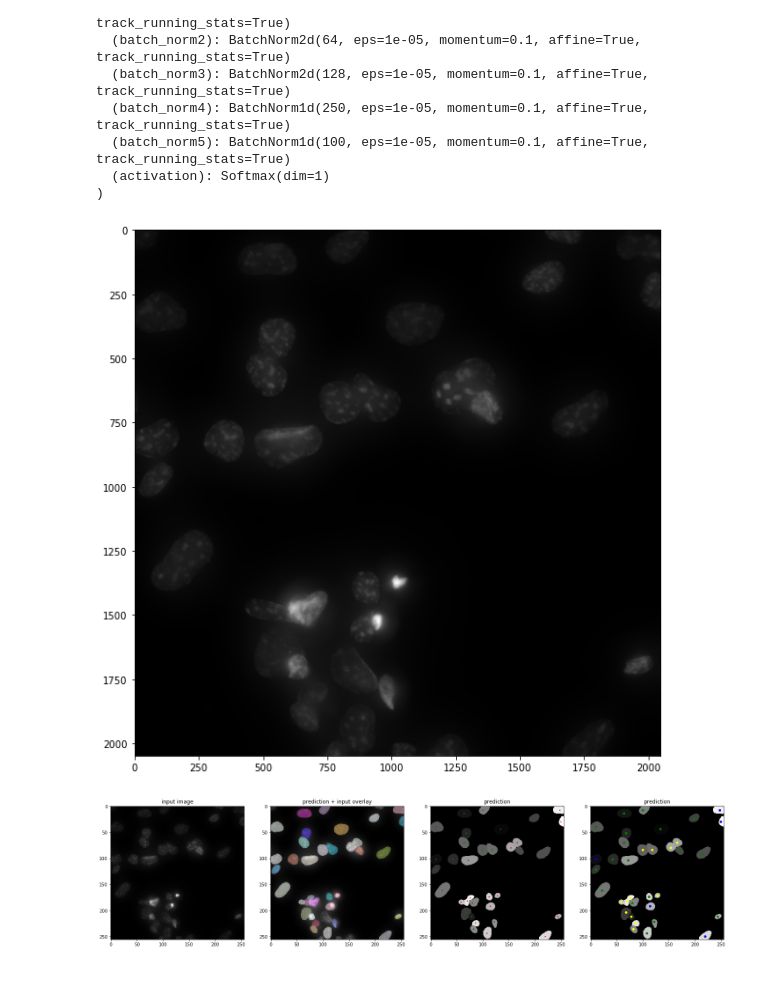
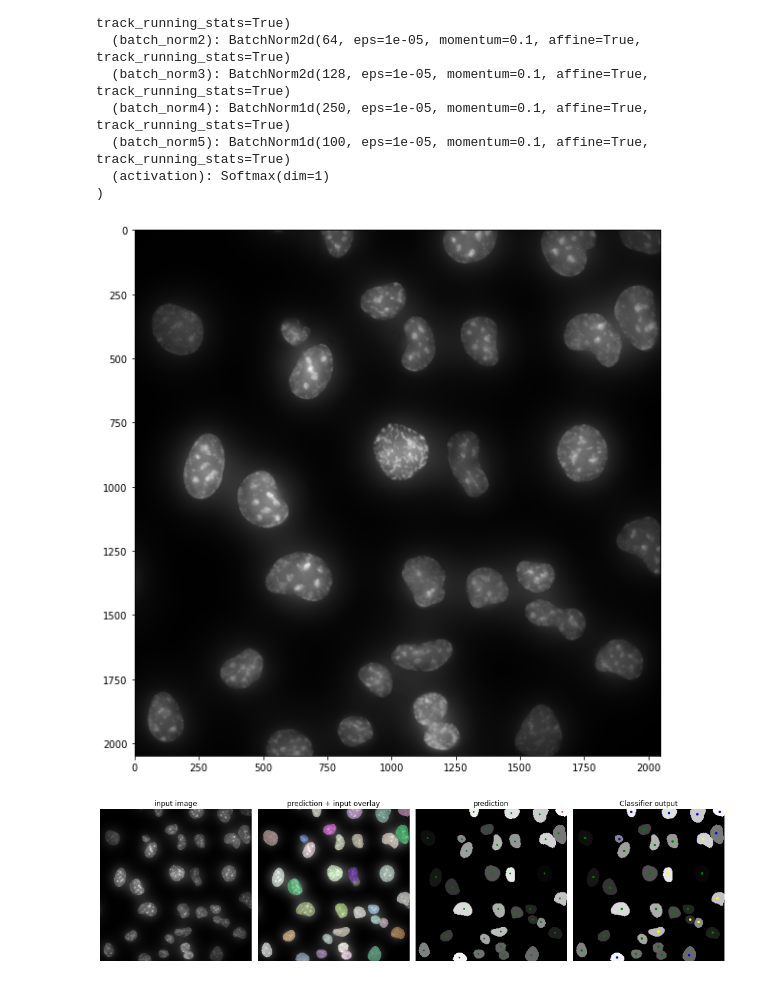
Before and after one commit to molasgregoire/ML_centriole_pipeline, a Jupyter notebook: Nucleus/04_NucleusPrediciton.ipynb, the cells around one changed output. Drawn from its saved outputs; the diff is of its cells as text; code cells hidden in the pictures.

```diff
--- a/Nucleus/04_NucleusPrediciton.ipynb
+++ b/Nucleus/04_NucleusPrediciton.ipynb
@@ -121,7 +121,7 @@ def generatePaths(channel, id_, format_="tif", path=path):
 # %%
 # Choose DAPI (only channel 1 belongs to test set of classifier )
 channel = 1
-id_ = [3,2]
+id_ = [0,0]
 
 # Get data
 mypath = generatePaths(channel,id_)[0][0]
@@ -132,7 +132,7 @@ raw = raw.astype(float)
 plt.imshow(raw)
 plt.show()
 # %% [output]
-[figure, old version]
+[figure, new version]
 # %%
 # Compute gradients in x and y directions using the Sobel mask
 grad_x = cv.Sobel(raw,ddepth=-1,dx=1,dy=0,ksize=31)
@@ -186,7 +186,7 @@ for x,y,p in zip(points[:,0], points[:,1], prob[:]):
     out_mag = out[32,32]
 
     # Filter/dim input
-    nuc = nuc*((crop == nuc_mag)+0*(crop!=nuc_mag).astype(int))
+    nuc = nuc*((crop == nuc_mag)+.25*(crop!=nuc_mag).astype(int))
     out = out*(out==out_mag)
 
     # Standardize
@@ -204,31 +204,35 @@ value,idx = output.max(1)
 
 # Reject output with low confidence
 for i in range(len(value)):
-    if value[i].item() < 0.5: idx[i] = 3
+    if value[i].item() < 0.05: idx[i] = 3
 # %%
 # Display result
-plt.figure(figsize=(25,25))
+plt.figure(figsize=(15,15))
 
 plt.subplot(1,4,1)
 plt.imshow(resized[2], cmap="gray")
 plt.title("input image")
+plt.axis('off')
 
 plt.subplot(1,4,2)
 plt.imshow(render_label(labels, img=resized[2]))
 plt.title("prediction + input overlay")
+plt.axis('off')
 
 plt.subplot(1,4,3)
 plt.imshow(labels,cmap='gray')
 plt.scatter(points[:,1],points[:,0],s=prob*5,color= ['green' if pro>0.75 else 'red' for pro in prob])
 plt.title("prediction")
+plt.axis('off')
 
 convert={0:'blue',1:'green',2:'yellow',3:'purple'}
-
 plt.subplot(1,4,4)
 plt.imshow(labels,cmap='gray')
-plt.scatter(points[:,1],points[:,0],s=20,color= [convert[tag.item()] for tag in idx])
-plt.title("prediction")
+plt.scatter(points[:,1],points[:,0],s=10,color= [convert[tag.item()] for tag in idx])
+plt.title("Classifier output")
+plt.axis('off')
 
+plt.tight_layout()
 plt.show()
 # %% [output]
-[figure, old version]
+[figure, new version]
```
Also changed, not shown: 1 other file.
